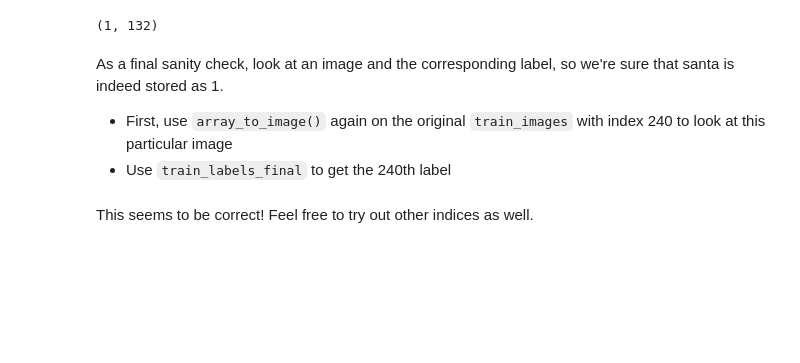
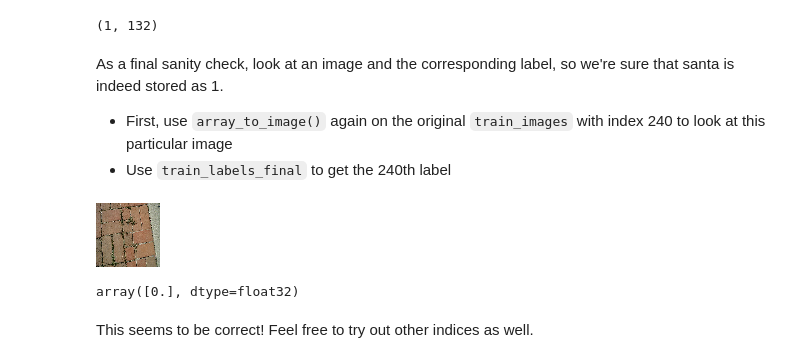
Before and after one commit to dev-ezzy/dsc-introduction-to-neural-networks-lab, a Jupyter notebook: index.ipynb, the cells around one changed output. Drawn from its saved outputs; the diff is of its cells as text; code cells hidden in the pictures; blank space fills up the shorter version.

```diff
--- a/index.ipynb
+++ b/index.ipynb
@@ -170,8 +170,14 @@ As a final sanity check, look at an image and the corresponding label, so we're
 - Use `train_labels_final` to get the 240th label
 # %%
 # Preview train image at index 240
+array_to_img(train_images[240])
+# %% [output]
+[figure, added]
 # %%
 # Preview train label at index 240
+train_labels_final[:,240]
+# %% [output]
+array([0.], dtype=float32)
 # %% [markdown]
 This seems to be correct! Feel free to try out other indices as well.
 # %% [markdown]
```
Also changed, not shown: parts of 1 cell of this notebook.
